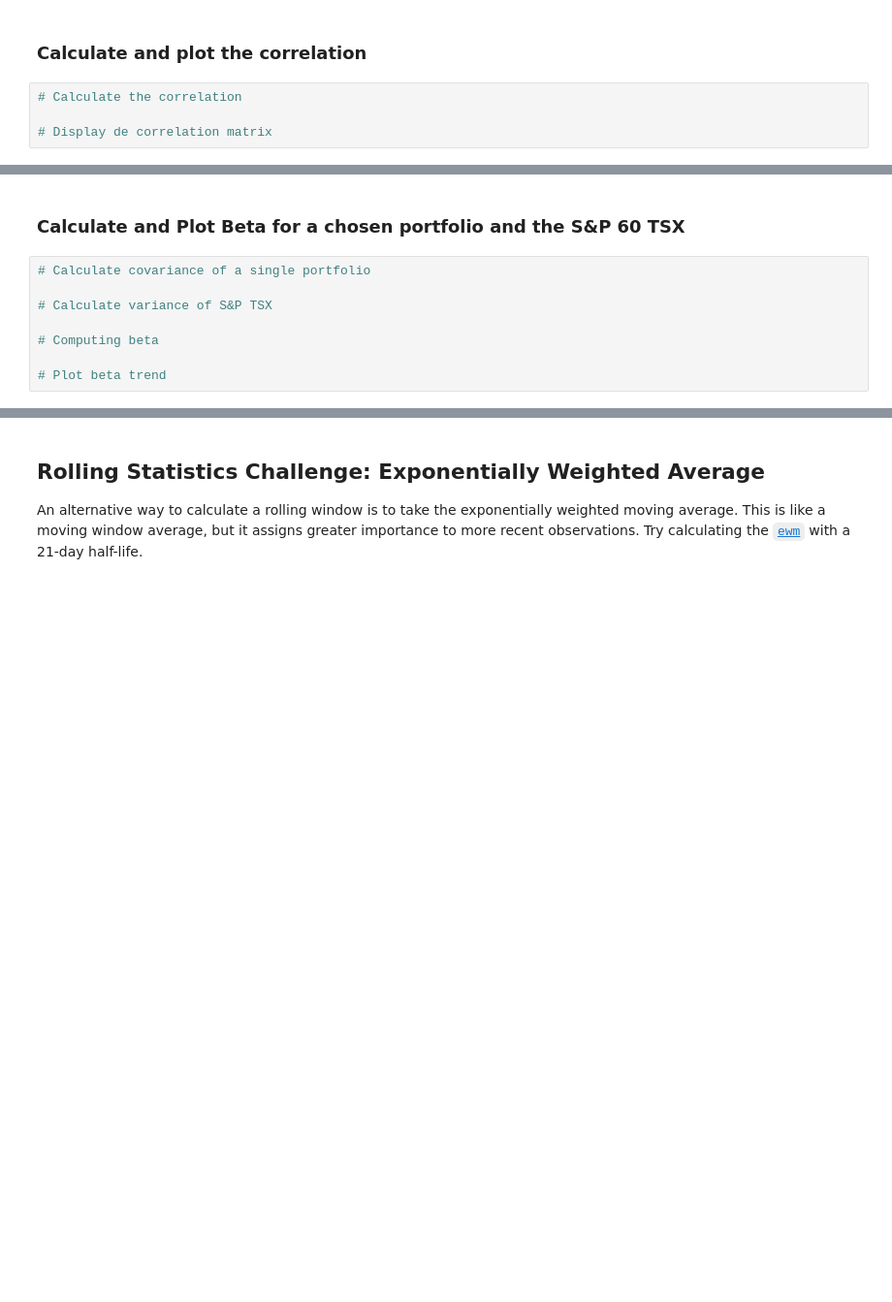
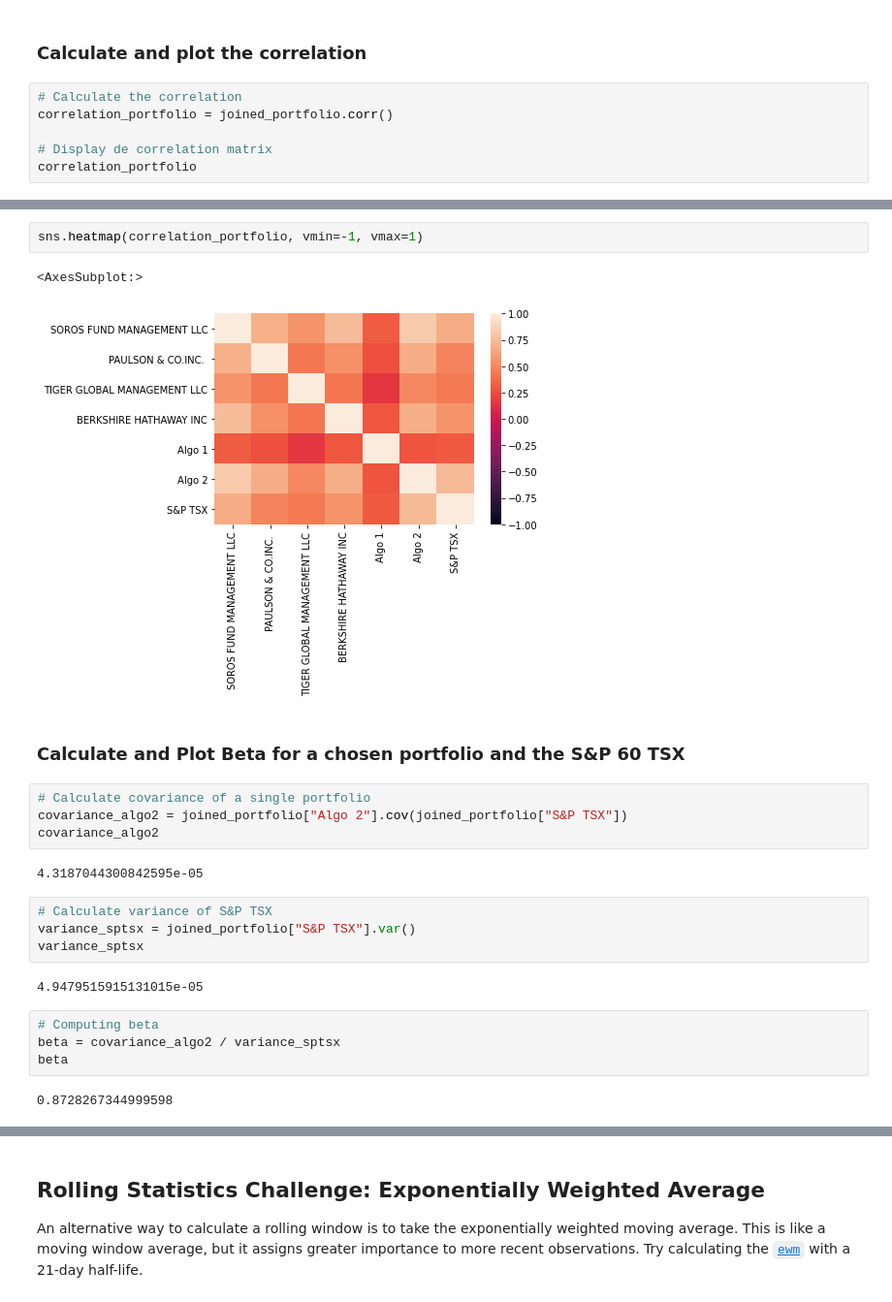
Before and after one commit to vjreddy2001/Portfolio, a Jupyter notebook: A_Whale_off_the_Portfolio/whale_analysis.ipynb, the cells around one changed output, grey strips where cells are left out. Shown at 97% size. Saved outputs shown, nothing was run; the diff lists cells and outputs as text; blank space fills up the shorter version.

```diff
--- a/A_Whale_off_the_Portfolio/whale_analysis.ipynb
+++ b/A_Whale_off_the_Portfolio/whale_analysis.ipynb
@@ -428,5 +451,7 @@ dtype: float64
 ### Calculate and plot the correlation
 # %%
 # Calculate the correlation
+correlation_portfolio = joined_portfolio.corr()
 
 # Display de correlation matrix
+correlation_portfolio
@@ -433,10 +467,25 @@ dtype: float64
+# %%
+sns.heatmap(correlation_portfolio, vmin=-1, vmax=1)
+# %% [output]
+<AxesSubplot:>
+[figure, added]
 # %% [markdown]
 ### Calculate and Plot Beta for a chosen portfolio and the S&P 60 TSX
 # %%
 # Calculate covariance of a single portfolio
-
-# Calculate variance of S&P TSX
-
-# Computing beta
-
-# Plot beta trend
+covariance_algo2 = joined_portfolio["Algo 2"].cov(joined_portfolio["S&P TSX"])
+covariance_algo2
+# %% [output]
+4.3187044300842595e-05
+# %%
+# Calculate variance of S&P TSX
+variance_sptsx = joined_portfolio["S&P TSX"].var()
+variance_sptsx
+# %% [output]
+4.9479515915131015e-05
+# %%
+# Computing beta
+beta = covariance_algo2 / variance_sptsx
+beta
+# %% [output]
+0.8728267344999598
```
Also changed, not shown: parts of 29 cells of this notebook.
